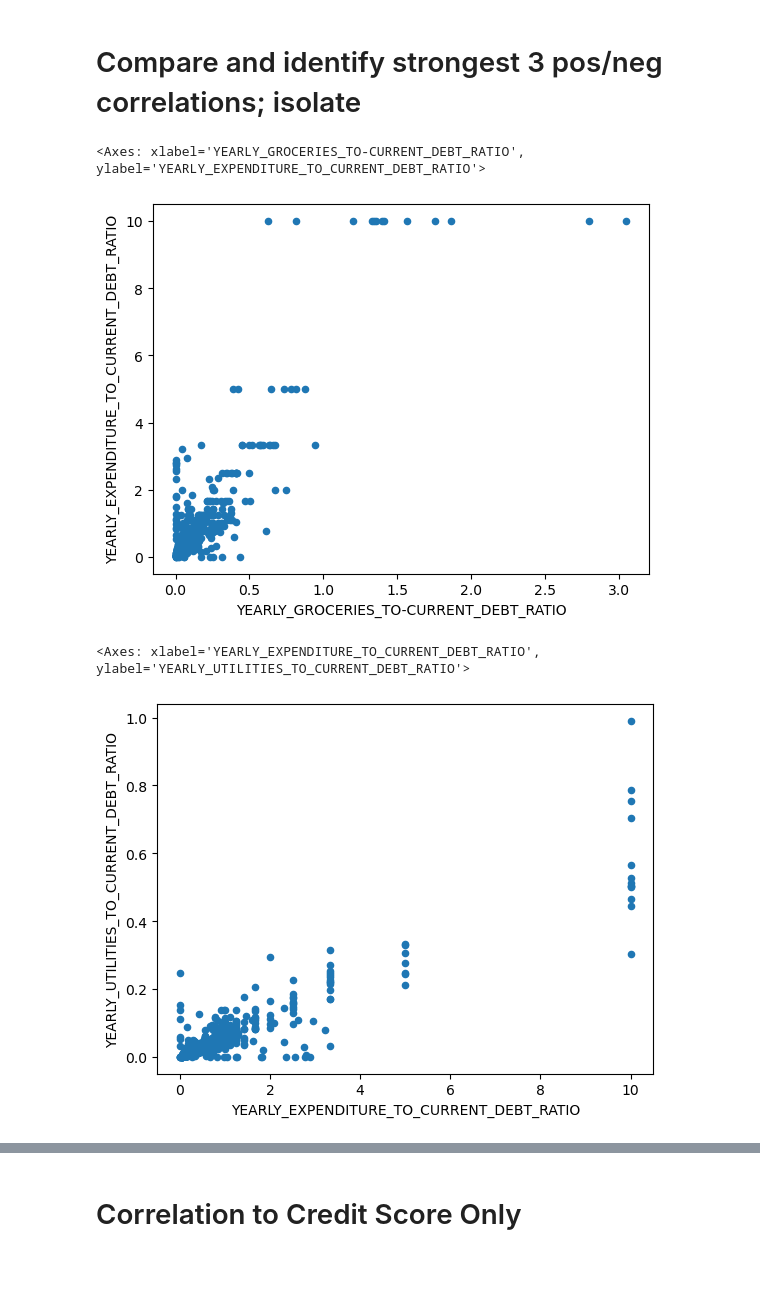
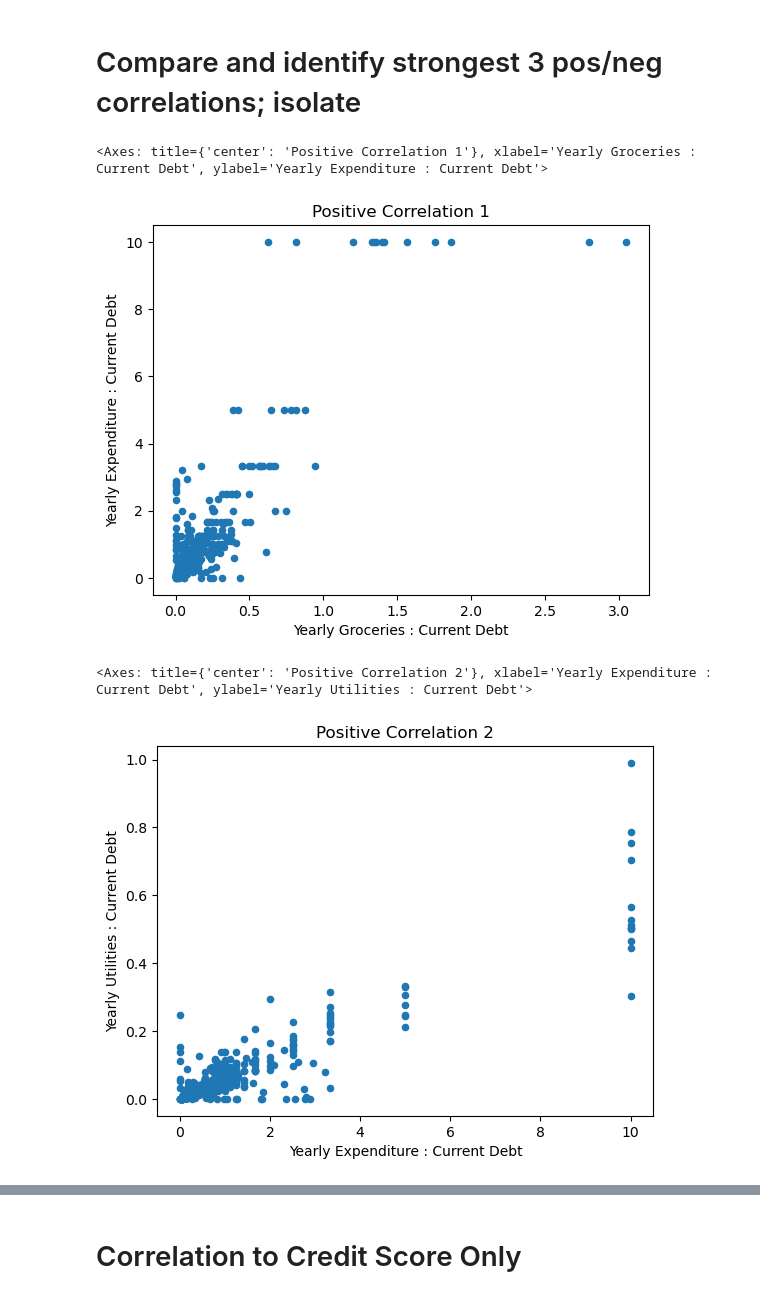
Before and after one commit to duffind/Project_1_Credit_Safari, a Jupyter notebook: Consumer Credit Analysis-main.ipynb, the cells around one changed output, grey strips where cells are left out. Saved outputs shown, nothing was run; the diff lists cells and outputs as text; code cells hidden in the pictures; blank space fills up the shorter version.

Commit message:
Simplified column names and added titles to graphs

```diff
--- a/Consumer Credit Analysis-main.ipynb
+++ b/Consumer Credit Analysis-main.ipynb
@@ -169,17 +264,19 @@ dtype: float64
 # %% [markdown]
 # Compare and identify strongest 3 pos/neg correlations; isolate
 # %%
-# POSITIVE corr #1
+#POSITIVE
 # x = credit_score['YEARLY_GROCERIES_TO-CURRENT_DEBT_RATIO']
 # y= credit_score['YEARLY_EXPENDITURE_TO_CURRENT_DEBT_RATIO']
-credit_score.plot(x='YEARLY_GROCERIES_TO-CURRENT_DEBT_RATIO', y='YEARLY_EXPENDITURE_TO_CURRENT_DEBT_RATIO', kind='scatter')
-#plt.plot(x, y, color='red', label='Regression Line')
+credit_score_df.plot(x='Yearly Groceries : Current Debt', y='Yearly Expenditure : Current Debt', kind='scatter',
+                    title='Positive Correlation 1')
+# plt.plot(x, y, color='red', label='Regression Line')
 # %% [output]
-<Axes: xlabel='YEARLY_GROCERIES_TO-CURRENT_DEBT_RATIO', ylabel='YEARLY_EXPENDITURE_TO_CURRENT_DEBT_RATIO'>
+<Axes: title={'center': 'Positive Correlation 1'}, xlabel='Yearly Groceries : Current Debt', ylabel='Yearly Expenditure : Current Debt'>
-[figure, old version]
+[figure, new version]
 # %%
-credit_score.plot(x='YEARLY_EXPENDITURE_TO_CURRENT_DEBT_RATIO', y='YEARLY_UTILITIES_TO_CURRENT_DEBT_RATIO', kind='scatter')
+credit_score_df.plot(x='Yearly Expenditure : Current Debt', y='Yearly Utilities : Current Debt', kind='scatter',
+                    title='Positive Correlation 2')
 # %% [output]
-<Axes: xlabel='YEARLY_EXPENDITURE_TO_CURRENT_DEBT_RATIO', ylabel='YEARLY_UTILITIES_TO_CURRENT_DEBT_RATIO'>
+<Axes: title={'center': 'Positive Correlation 2'}, xlabel='Yearly Expenditure : Current Debt', ylabel='Yearly Utilities : Current Debt'>
-[figure, old version]
+[figure, new version]
 # %%
```
Also changed, not shown: parts of 63 cells of this notebook.
